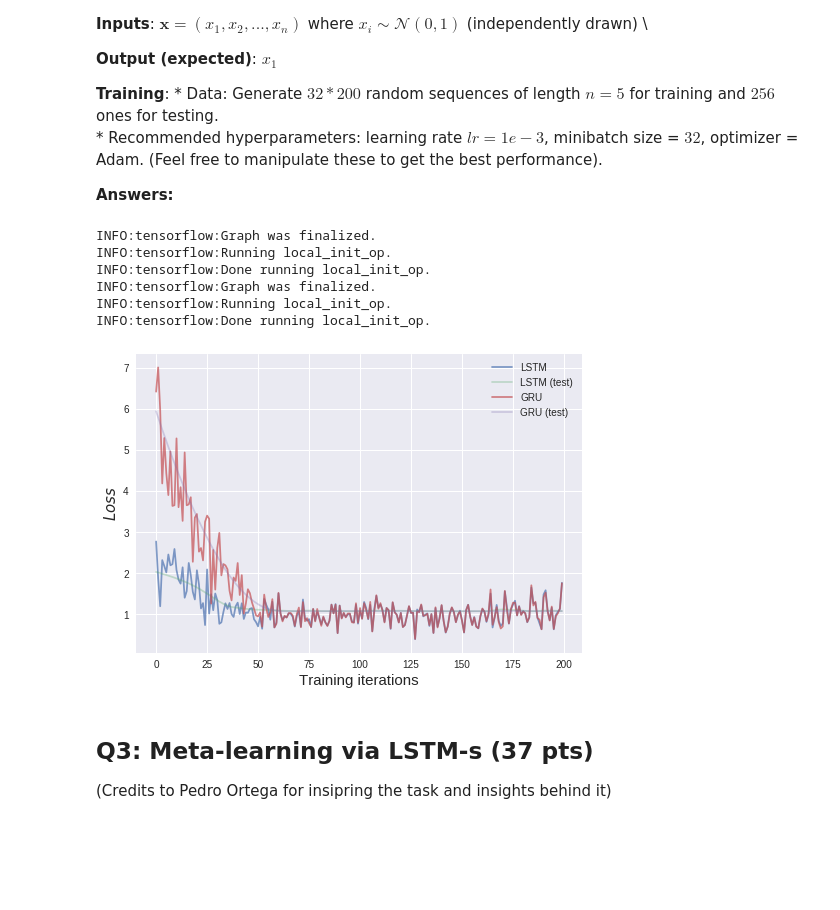
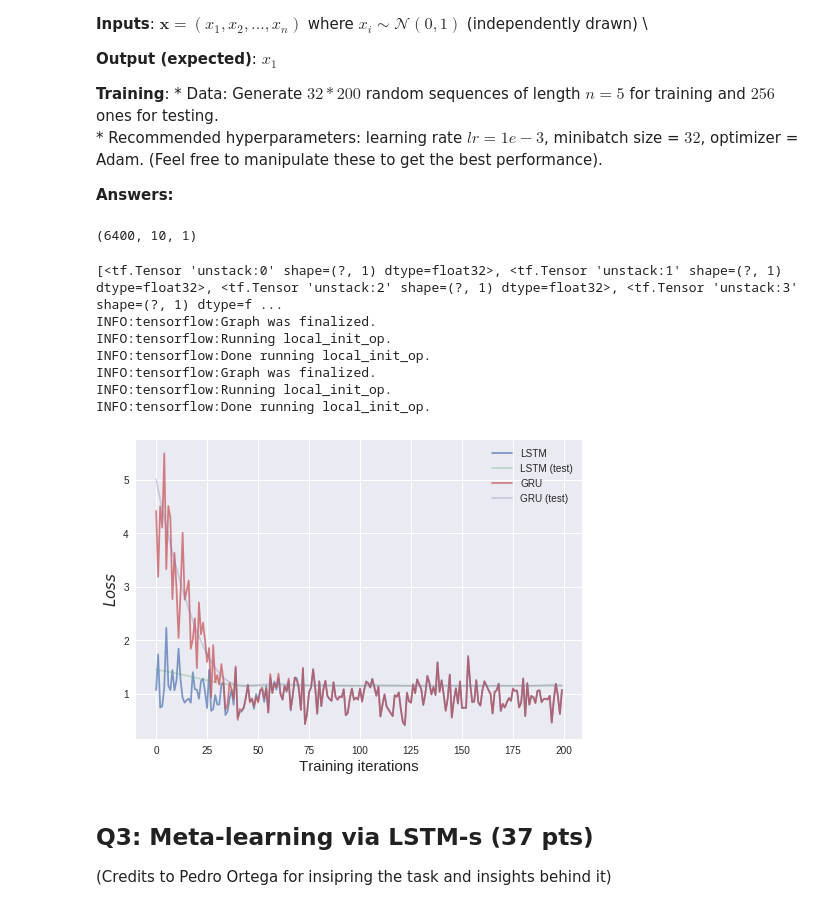
Before and after one commit to bouracha/deeplearning, a Jupyter notebook: 18071890_DL_CW2.ipynb, the cells around one changed output. Cells and saved outputs as stored; diff of their text form; code cells hidden in the pictures; blank space fills up the shorter version.

```diff
--- a/18071890_DL_CW2.ipynb
+++ b/18071890_DL_CW2.ipynb
@@ -624,21 +630,18 @@ m_test = 32*8
 
 train_sequences = make_sequences(m_train, SEQ_LENGTH)
 test_sequences = make_sequences(m_test, SEQ_LENGTH)
+# %%
+train_sequences.shape
+# %% [output]
+(6400, 10, 1)
 # %%
 tf.reset_default_graph()
 
-SEQ_LENGTH = 10
-HIDDEN_UNITS = 32
-index_input_to_remember = 0
-derivative = 'loss'
-BATCH_SIZE = 32
-NUM_BATCH = 200
-
-GRU_bias = tf.constant_initializer(np.concatenate([np.zeros(HIDDEN_UNITS), np.zeros(HIDDEN_UNITS), 5*np.ones(HIDDEN_UNITS)]))
+GRU_bias = tf.constant_initializer(np.concatenate([np.ones(HIDDEN_UNITS), np.ones(HIDDEN_UNITS), 5*np.ones(HIDDEN_UNITS)]))
 
 rnn_types = {
     'LSTM': tf.keras.layers.LSTMCell(HIDDEN_UNITS, unit_forget_bias=True),
-    'GRU': tf.keras.layers.GRUCell(HIDDEN_UNITS, bias_initializer = MM5_bias)
+    'GRU': tf.keras.layers.GRUCell(HIDDEN_UNITS, bias_initializer = GRU_bias)
 }
 
 train_loss = {
@@ -660,46 +663,47 @@ for rnn_type in rnn_types:
   #rnn_hidden_at_time = []
 
   # Pass input and unroll in time.
-  outputs, _ = tf.nn.static_rnn(model,x_unstacked,dtype=tf.float32)
+  outputs, _ = tf.nn.static_rnn(model, x_unstacked, dtype=tf.float32)
 
   # Transformation of the RNN output into prediction
   w = tf.Variable(tf.contrib.layers.xavier_initializer()([HIDDEN_UNITS, 1]))
   b = tf.Variable(tf.contrib.layers.xavier_initializer()([1]))
   y_T = tf.matmul(outputs[-1], w) + b
 
   loss = tf.reduce_mean(tf.square(y_T-y))
 
   optimizer = tf.train.AdamOptimizer(learning_rate=1e-03).minimize(loss)
 
   init = tf.global_variables_initializer()
   with tf.train.SingularMonitoredSession() as sess:
     sess.run(init)
     for batch in range(0, m_train//BATCH_SIZE):
       batch_xs = train_sequences[batch*BATCH_SIZE : (batch+1)*BATCH_SIZE, :, :]
-      batch_y = np.squeeze(batch_xs[:, index_input_to_remember])
-      sess.run(optimizer, feed_dict={x:batch_x,y:batch_y})
-      train_loss[rnn_type].append(sess.run(loss, feed_dict={x:batch_x,y:batch_y}))
-      test_x = test_sequences
-      test_y = np.squeeze(test_sequences[:, index_input_to_remember])
-      test_loss[rnn_type].append(sess.run(loss, feed_dict={x:test_x,y:test_y}))
+      batch_ys = np.squeeze(batch_xs[:, index_input_to_remember])
+      sess.run(optimizer, feed_dict={x:batch_xs, y:batch_ys})
+      train_loss[rnn_type].append(sess.run(loss, feed_dict={x:batch_xs, y:batch_ys}))
+      test_xs = test_sequences
+      test_ys = np.squeeze(test_sequences[:, index_input_to_remember])
+      test_loss[rnn_type].append(sess.run(loss, feed_dict={x:test_xs, y:test_ys}))
 
 plt.figure()
 for rnn_type in train_loss:
   plt.plot(train_loss[rnn_type], label="%s" % rnn_type, alpha=0.7)
   plt.plot(test_loss[rnn_type], label="%s (test)" % rnn_type, alpha=0.3)
 plt.legend()
 plt.ylabel("$ Loss$", fontsize=15)
 plt.xlabel("Training iterations", fontsize=15)
 #plt.xlim((1, NUM_ITERS-1))
 plt.show()
 # %% [output]
+[<tf.Tensor 'unstack:0' shape=(?, 1) dtype=float32>, <tf.Tensor 'unstack:1' shape=(?, 1) dtype=float32>, <tf.Tensor 'unstack:2' shape=(?, 1) dtype=float32>, <tf.Tensor 'unstack:3' shape=(?, 1) dtype=f ...
 INFO:tensorflow:Graph was finalized.
 INFO:tensorflow:Running local_init_op.
 INFO:tensorflow:Done running local_init_op.
 INFO:tensorflow:Graph was finalized.
 INFO:tensorflow:Running local_init_op.
 INFO:tensorflow:Done running local_init_op.
-[figure, old version]
+[figure, new version]
 # %%
 # YOUR CODE HERE
 # %%
```
Also changed, not shown: parts of 10 cells of this notebook.
